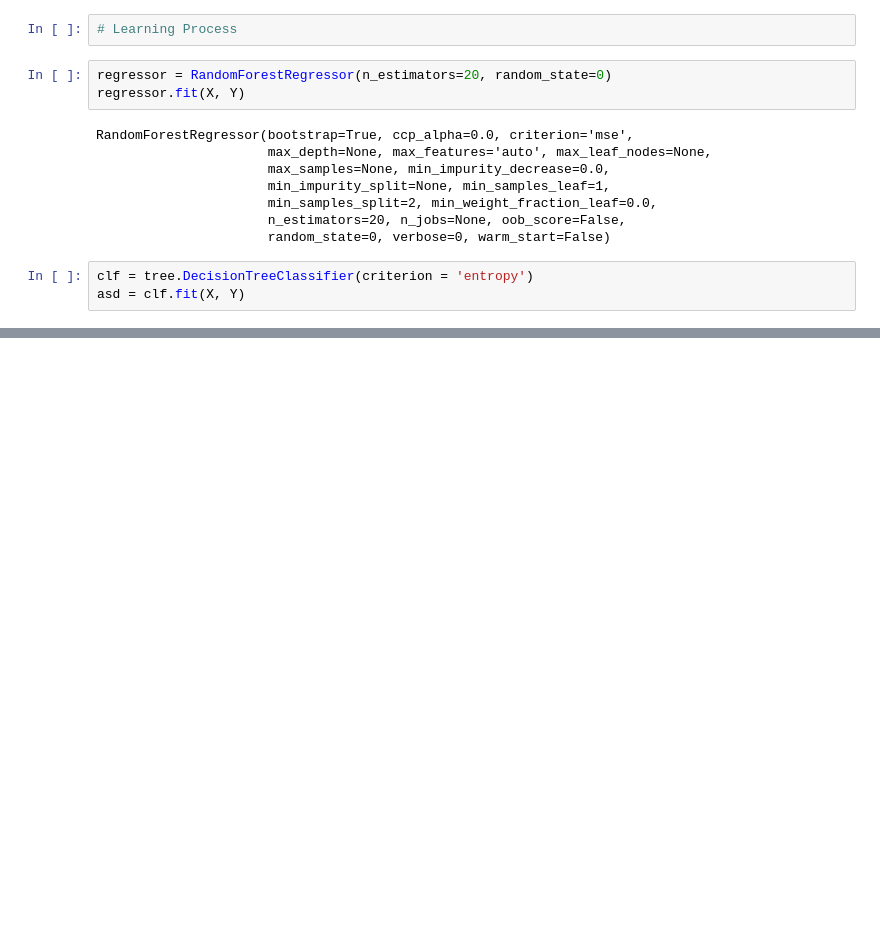
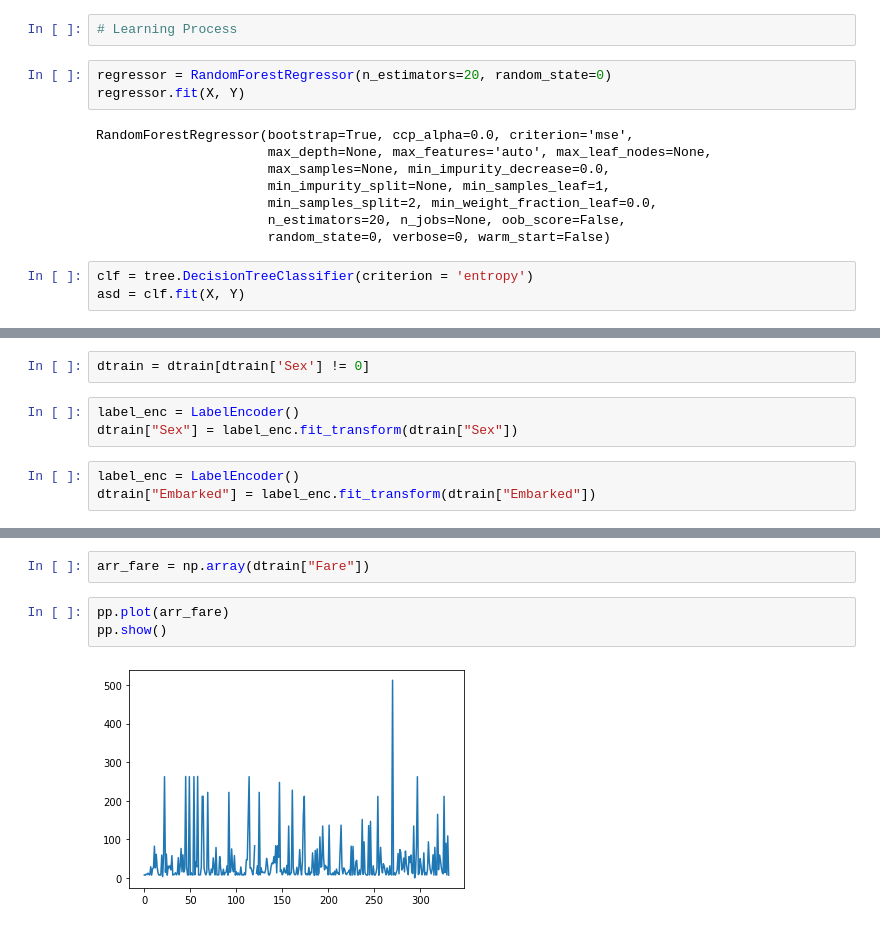
Before and after one commit to Richofedhias/Data_Survive_Titanic, a Jupyter notebook: Data_Survive_Titanic.ipynb, the cells around one changed output, grey strips where cells are left out. Cells and saved outputs as stored; diff of their text form; blank space fills up the shorter version.

```diff
--- a/Data_Survive_Titanic.ipynb
+++ b/Data_Survive_Titanic.ipynb
@@ -263,0 +369,8 @@ pickle.dump(asd, open(filename, 'wb'))
+# %%
+dtrain = dtrain[dtrain['Sex'] != 0]
+# %%
+label_enc = LabelEncoder()
+dtrain["Sex"] = label_enc.fit_transform(dtrain["Sex"])
+# %%
+label_enc = LabelEncoder()
+dtrain["Embarked"] = label_enc.fit_transform(dtrain["Embarked"])
@@ -263,0 +398,7 @@ pickle.dump(asd, open(filename, 'wb'))
+# %%
+arr_fare = np.array(dtrain["Fare"])
+# %%
+pp.plot(arr_fare)
+pp.show()
+# %% [output]
+[figure, added]
```
Also changed, not shown: parts of 31 cells of this notebook.
